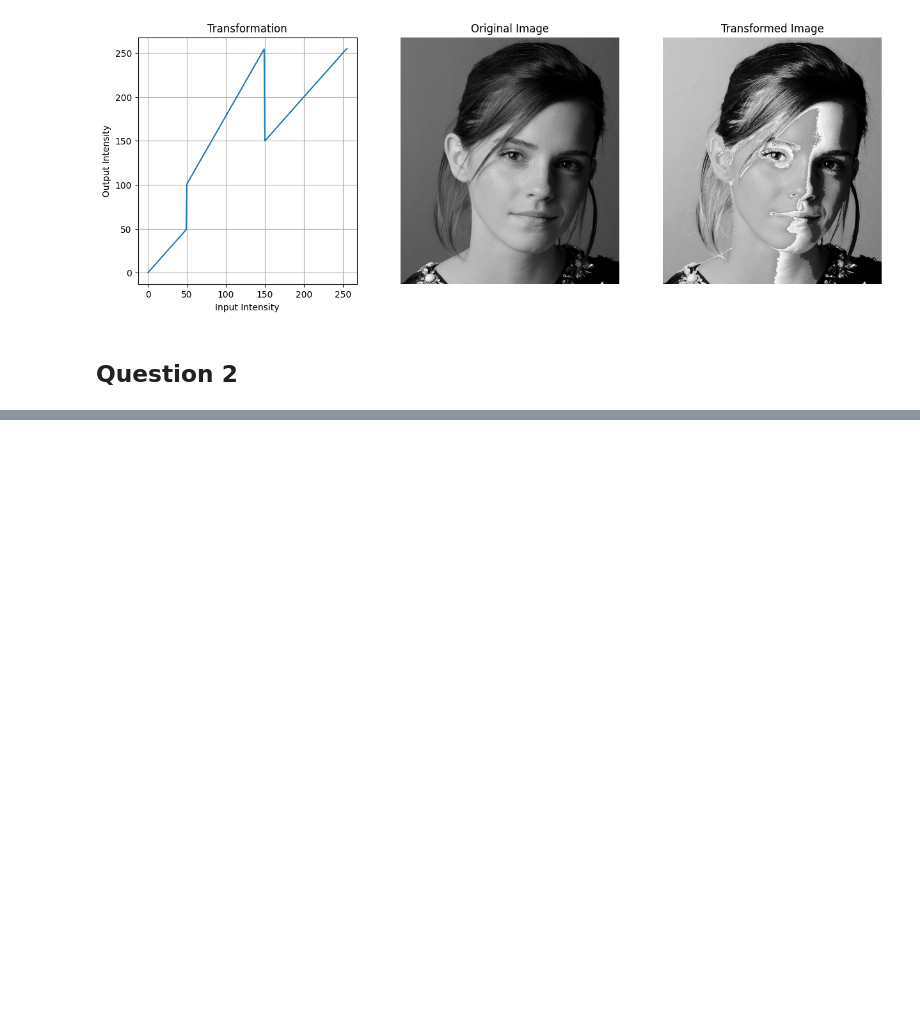
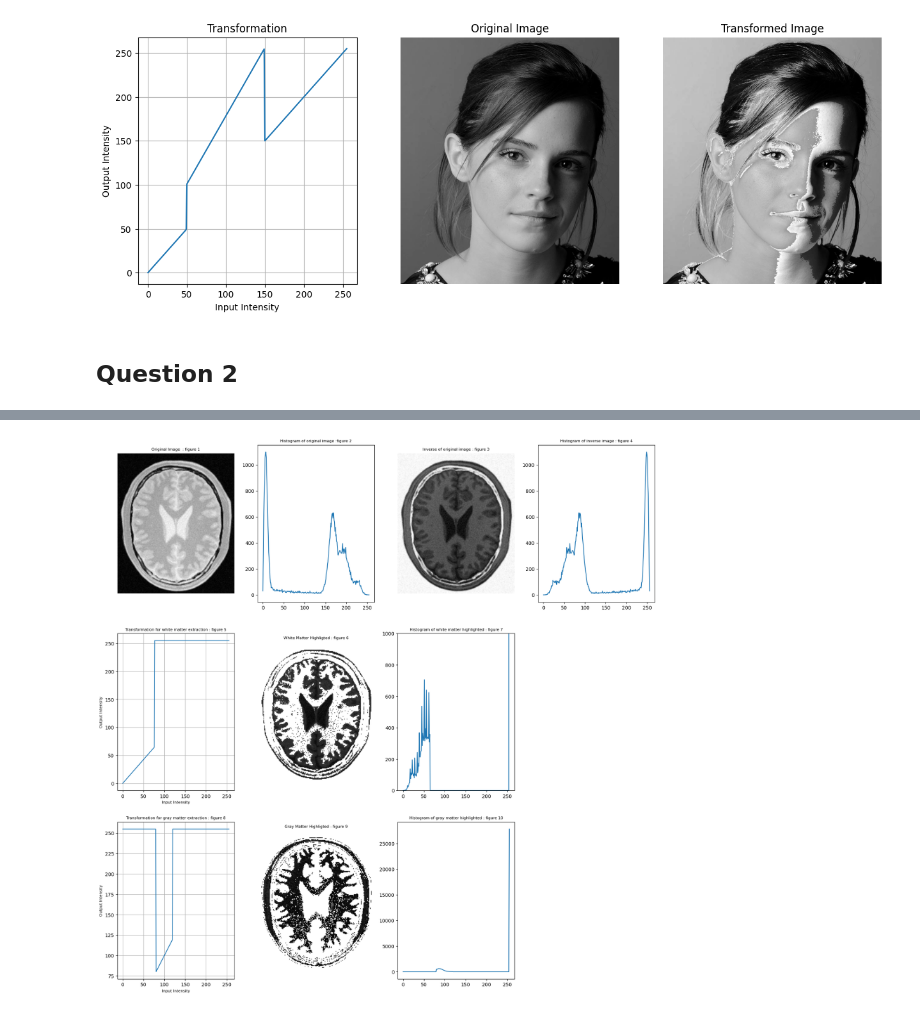
Before and after one commit to dojitha-mirihagalla/EN3160---Image-Processing-and-Machine-Vision, a Jupyter notebook: Assignment 1/notebook.ipynb, the cells around one changed output, grey strips where cells are left out. Cells and saved outputs as stored; diff of their text form; code cells hidden in the pictures; blank space fills up the shorter version.

```diff
--- a/Assignment 1/notebook.ipynb
+++ b/Assignment 1/notebook.ipynb
@@ -44,3 +44,86 @@ lengeth of T  256
 [figure]
 # %% [markdown]
 ## Question 2
+# %%
+import numpy as np
+import cv2
+import matplotlib.pyplot as plt
+
+# Read the image (replace 'brain_image.jpg' with your image filename)
+img = cv2.imread('BrainProtonDensitySlice9.png', cv2.IMREAD_GRAYSCALE)
+
+#plots
+fig,ax = plt.subplots(3,4,figsize=(20,20))
+ax[0,0].imshow(img,cmap='gray')
+ax[0,0].set_title('Original Image  : figure 1',fontsize=8)
+ax[0,0].axis('off')
+
+# Analyze histogram to find the best threshold_white_matter value
+hist = cv2.calcHist([img],[0],None,[256],[0,256])
+ax[0,1].plot(hist)
+ax[0,1].set_title('Histogram of original image :figure 2',fontsize=8)
+
+#inverse of image
+img1 = 255 - img
+ax[0,2].imshow(img1,cmap='gray')
+ax[0,2].set_title('Inverse of original image : figure 3',fontsize=8)
+ax[0,2].axis('off')
+
+# Analyze histogram to find intensity transformation
+hist = cv2.calcHist([img1],[0],None,[256],[0,256])
+ax[0,3].plot(hist)
+ax[0,3].set_title('Histogram of inverse image : figure 4',fontsize=8)
+#definiting a intenity transformation array to use cv.LUT
+threshold_white_matter = 65
+t1 = np.arange(0, threshold_white_matter, 0.85)
+t2 = 255 - np.zeros(256 - len(t1))
+T = np.concatenate((t1, t2))
+
+ax[1,0].plot(T)
+ax[1,0].set_title('Transformation for white matter extraction : figure 5',fontsize=8)
+ax[1,0].grid()
+ax[1,0].set_xlabel('Input Intensity',fontsize=8)
+ax[1,0].set_ylabel('Output Intensity', fontsize=8)
+
+#white matter highlighted image
+img2 = cv2.LUT(img1,T).astype(np.uint8)
+ax[1,1].imshow(img2,cmap='gray')
+ax[1,1].set_title('White Matter Highligted : figure 6',fontsize=8)
+ax[1,1].axis('off')
+
+# histogram of white matter highlighted image
+hist = cv2.calcHist([img2],[0],None,[256],[0,256])
+ax[1,2].plot(hist)
+ax[1,2].set_title('Histogram of white matter highlighted : figure 7',fontsize=8)
+#limit y axis to 0-1000
+ax[1,2].set_ylim([0,1000])
+
+#gray matter highlighted image
+#piecewise linear transformation contains 3 parts , mid part is linear, left and right part is 255
+threshold_gray_matter_start = 80
+threshold_gray_matter_end = 120
+
+t_mid = np.arange(threshold_gray_matter_start, threshold_gray_matter_end, 1)
+t_left = 255-np.zeros(threshold_gray_matter_start)
+t_right = 255 - np.zeros(256 - threshold_gray_matter_end)
+T = np.concatenate((t_left, t_mid, t_right))
+
+ax[2,0].plot(T)
+ax[2,0].set_title('Transformation for gray matter extraction : figure 8',fontsize=8)
+ax[2,0].grid()
+ax[2,0].set_xlabel('Input Intensity',fontsize=8)
+ax[2,0].set_ylabel('Output Intensity', fontsize=8)
+
+img3 = cv2.LUT(img1,T).astype(np.uint8)
+ax[2,1].imshow(img3,cmap='gray')
+ax[2,1].set_title('Gray Matter Highligted : figure 9',fontsize=8)
+ax[2,1].axis('off')
+
+# histogram of gray matter highlighted image
+hist = cv2.calcHist([img3],[0],None,[256],[0,256])
+ax[2,2].plot(hist)
+ax[2,2].set_title('Histogram of gray matter highlighted : figure 10',fontsize=8)
+
+ax[1,3].axis('off')
+ax[2,3].axis('off')
+# %% [output]
@@ -46,0 +131 @@ lengeth of T  256
+[figure, added]
```
Also changed, not shown: parts of 1 cell of this notebook.
